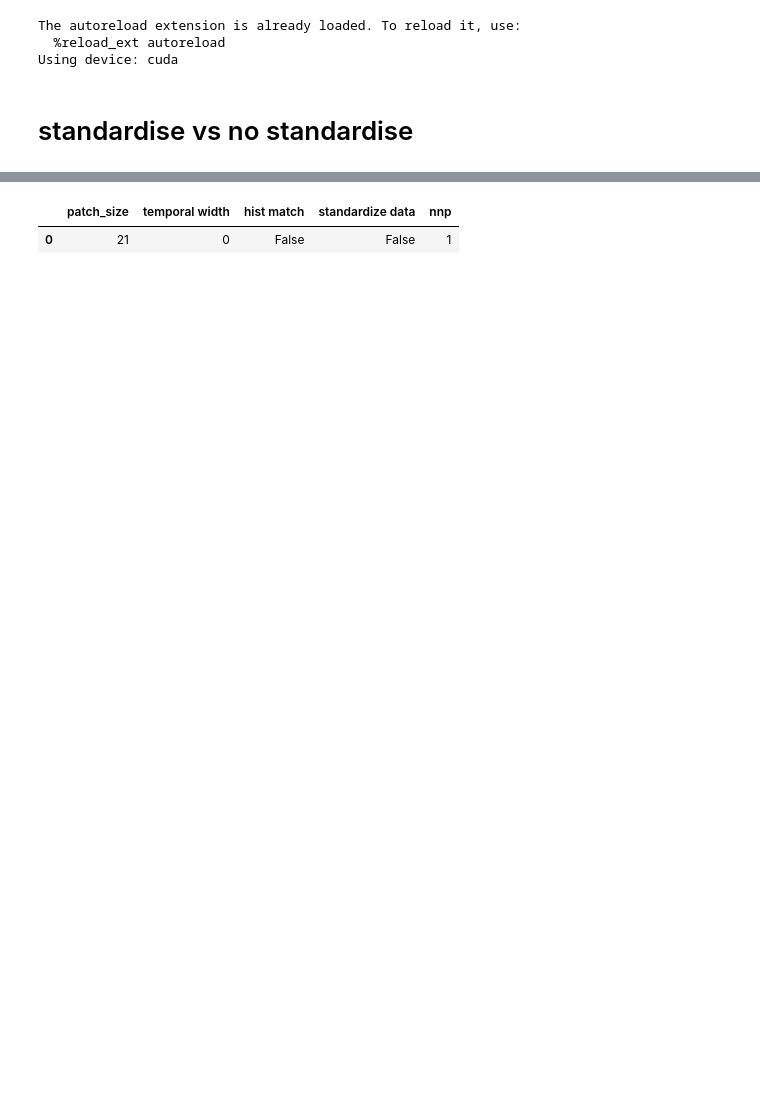
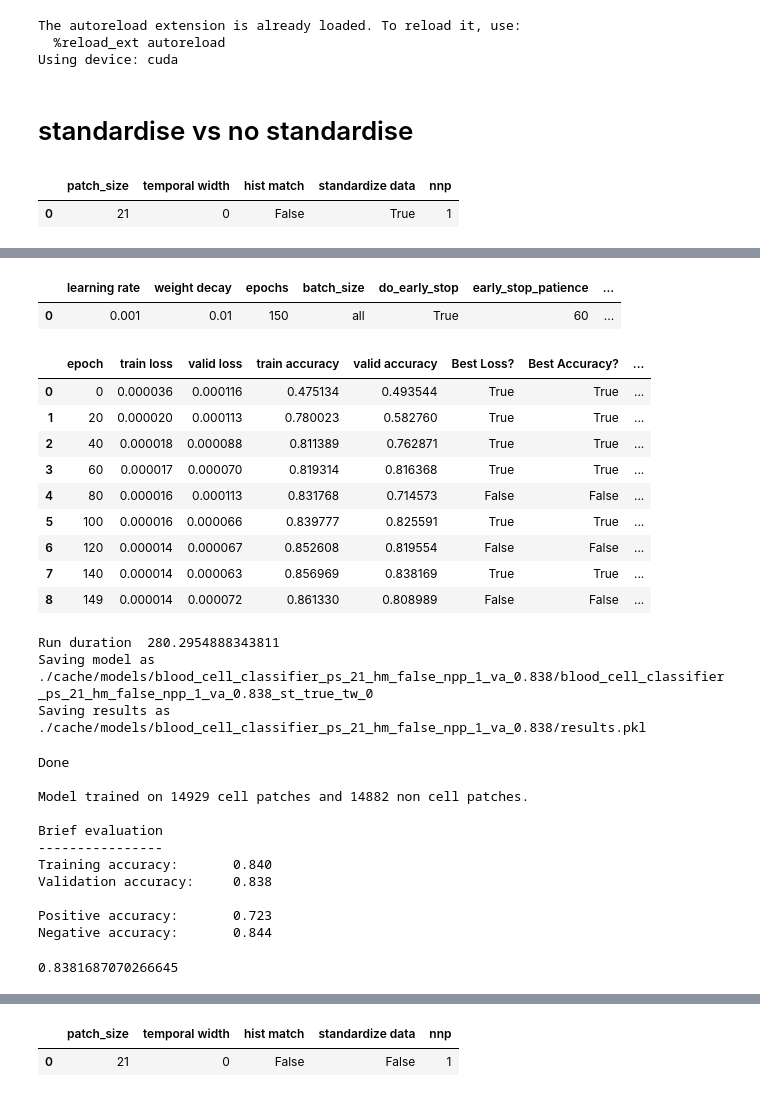
Before and after one commit to cchadj/cell-tracking-ucl-thesis, a Jupyter notebook: train-model-minimal.ipynb, the cells around one changed output, grey strips where cells are left out. Cells and saved outputs as stored; diff of their text form; code cells hidden in the pictures; blank space fills up the shorter version.

```diff
--- a/train-model-minimal.ipynb
+++ b/train-model-minimal.ipynb
@@ -36,3 +36,19 @@ The autoreload extension is already loaded. To reload it, use:
 Using device: cuda
 # %% [markdown]
 # standardise vs no standardise
+# %%
+model, results = train_model_demo(
+                 patch_size=21,
+                 temporal_width=0,
+                 do_hist_match=False,
+                 n_negatives_per_positive=1,
+                 standardize_dataset=True,
+
+                 train_params=train_params,
+                 try_load_data_from_cache=False,
+                 try_load_model_from_cache=False,
+                )
+results.best_valid_accuracy
+# %% [output]
+|  | patch_size | temporal width | hist match | standardize data | nnp |
+| 0 | 21 | 0 | False | True | 1 |
@@ -39,3 +57,30 @@ Using device: cuda
+|  | learning rate | weight decay | epochs | batch_size | do_early_stop | early_stop_patience | ... |
+| 0 | 0.001 | 0.01 | 150 | all | True | 60 | ... |
+|  | epoch | train loss | valid loss | train accuracy | valid accuracy | Best Loss? | Best Accuracy? | ... |
+| 0 | 0 | 0.000036 | 0.000116 | 0.475134 | 0.493544 | True | True | ... |
+| 1 | 20 | 0.000020 | 0.000113 | 0.780023 | 0.582760 | True | True | ... |
+| 2 | 40 | 0.000018 | 0.000088 | 0.811389 | 0.762871 | True | True | ... |
+| 3 | 60 | 0.000017 | 0.000070 | 0.819314 | 0.816368 | True | True | ... |
+| 4 | 80 | 0.000016 | 0.000113 | 0.831768 | 0.714573 | False | False | ... |
+| 5 | 100 | 0.000016 | 0.000066 | 0.839777 | 0.825591 | True | True | ... |
+| 6 | 120 | 0.000014 | 0.000067 | 0.852608 | 0.819554 | False | False | ... |
+| 7 | 140 | 0.000014 | 0.000063 | 0.856969 | 0.838169 | True | True | ... |
+| 8 | 149 | 0.000014 | 0.000072 | 0.861330 | 0.808989 | False | False | ... |
+Run duration  280.2954888343811
+Saving model as ./cache/models/blood_cell_classifier_ps_21_hm_false_npp_1_va_0.838/blood_cell_classifier_ps_21_hm_false_npp_1_va_0.838_st_true_tw_0
+Saving results as ./cache/models/blood_cell_classifier_ps_21_hm_false_npp_1_va_0.838/results.pkl
+Done
+
+Model trained on 14929 cell patches and 14882 non cell patches.
+
+Brief evaluation
+----------------
+Training accuracy:       0.840
+Validation accuracy:     0.838
+
+Positive accuracy:       0.723
+Negative accuracy:       0.844
+0.8381687070266645
 # %%
 model, results = train_model_demo(
                  patch_size=21,
```
Also changed, not shown: parts of 3 cells of this notebook.
